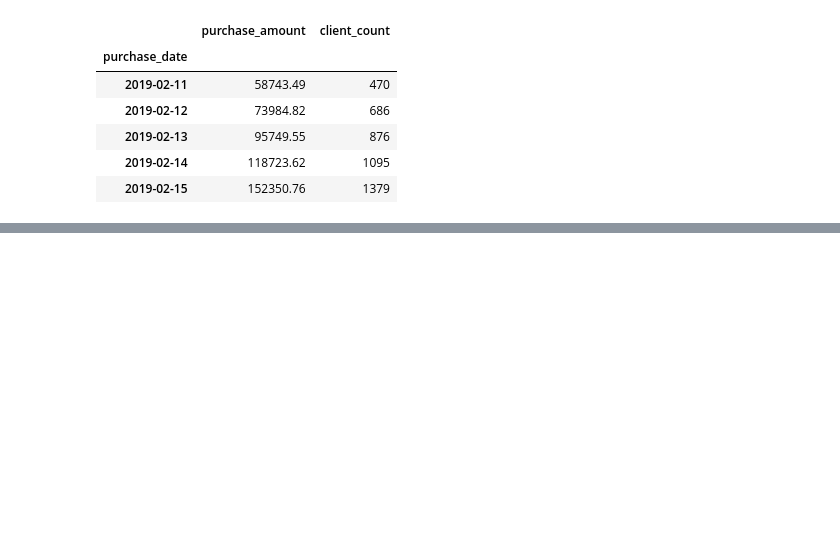
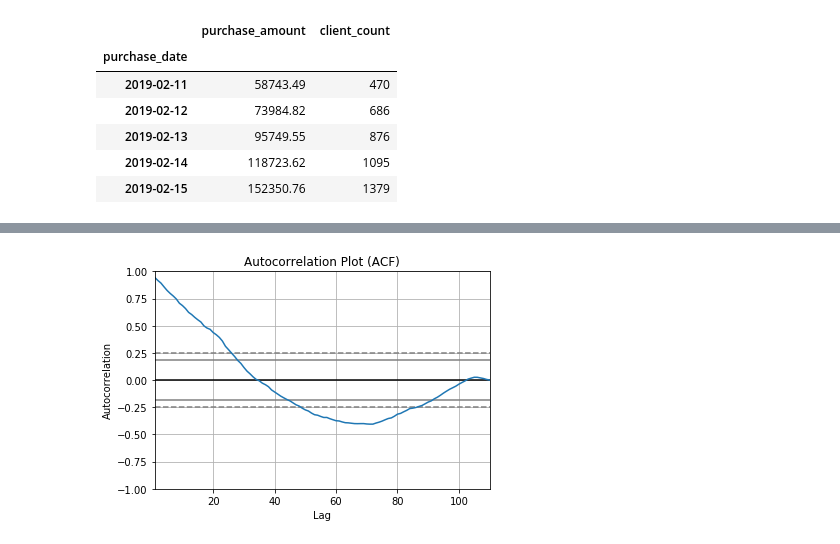
Before and after one commit to hanhanwu/Hanhan_Break_the_Limits, a Jupyter notebook: Bank_Fantasy/Golden_Bridge/purchase_times_series_preparation.ipynb, the cells around one changed output, grey strips where cells are left out. Cells and saved outputs as stored; diff of their text form; code cells hidden in the pictures; blank space fills up the shorter version.

```diff
--- a/Bank_Fantasy/Golden_Bridge/purchase_times_series_preparation.ipynb
+++ b/Bank_Fantasy/Golden_Bridge/purchase_times_series_preparation.ipynb
@@ -195,0 +184,7 @@ plt.show()
+# %%
+# Autocorrelation plot
+autocorrelation_plot(sample_ts_df['purchase_amount'])
+plt.title('Autocorrelation Plot (ACF)')
+plt.show()
+# %% [output]
+[figure, added]
```
Also changed, not shown: parts of 20 cells of this notebook.
